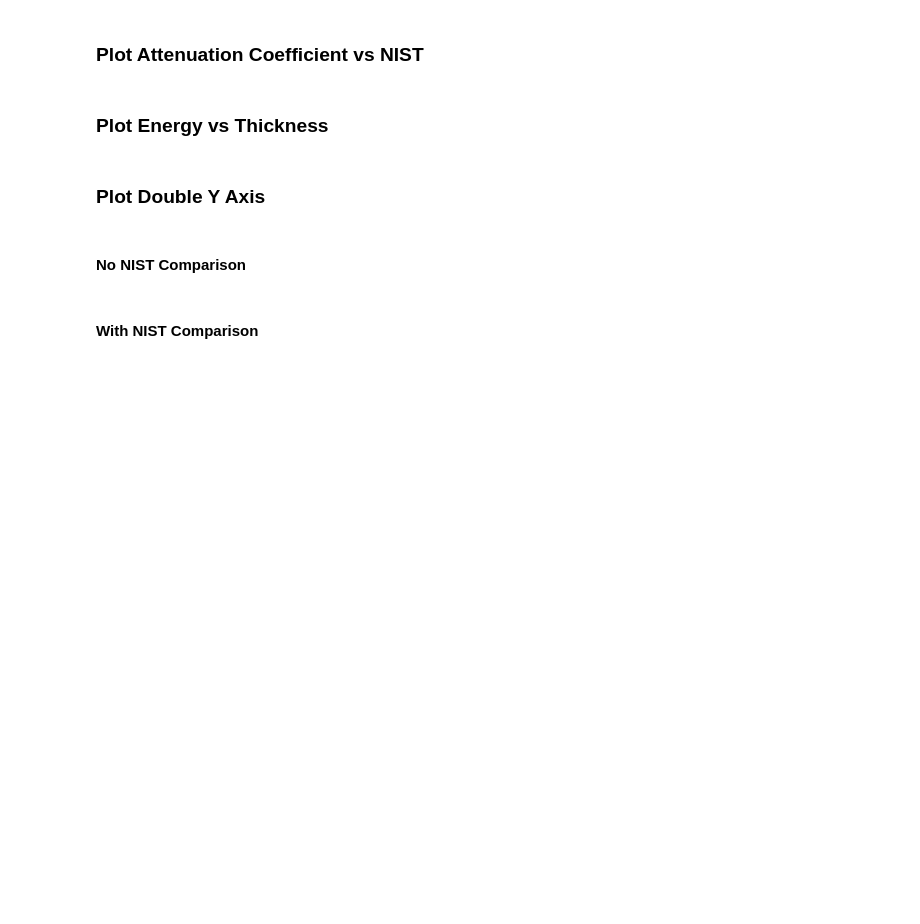
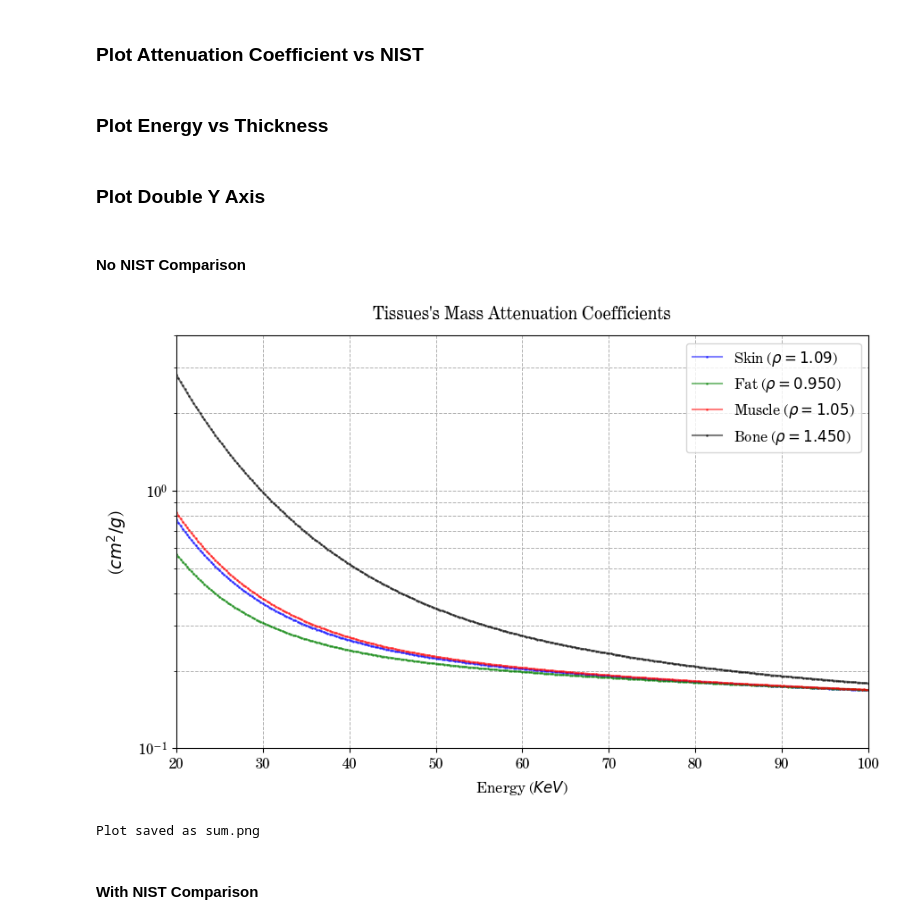
Before and after one commit to miguelcomett/G4_IFI-Team_2024, a Jupyter notebook: miguelcomett/Bisection of Attenuation Coefficient.ipynb, the cells around one changed output. Saved outputs shown, nothing was run; the diff lists cells and outputs as text; code cells hidden in the pictures; blank space fills up the shorter version.

```diff
--- a/miguelcomett/Bisection of Attenuation Coefficient.ipynb
+++ b/miguelcomett/Bisection of Attenuation Coefficient.ipynb
@@ -906,19 +906,21 @@ def plot_jp3(directory, csv_1, x_branch_1, y_branch_1, title, x_label, y_label,
     fig, ax1 = plt.subplots(figsize = (10, 6))
 
     ax1.grid(True, which = 'both', linestyle = '--', linewidth = 0.7)
+    ax1.set_xlim(20, 100)
 
-    ax1.plot(x1, y1, marker = 'o', markersize = 2, label = 'skin',   color = 'blue', alpha = 0.5)
-    ax1.plot(x1, y2, marker = 'o', markersize = 1, label = 'fat',    color = 'green', alpha = 0.5)
-    ax1.plot(x1, y3, marker = 'o', markersize = 1, label = 'muscle', color = 'red', alpha = 0.5)
-    ax1.plot(x1, y4, marker = 'o', markersize = 1, label = 'sum',    color = 'purple', alpha = 1)
-    ax1.plot(x1, y5, marker = 'o', markersize = 1, label = 'bone',    color = 'black', alpha = 0.5)
+    ax1.set_ylim(0.1, 4)
+    ax1.plot(x1, y1, marker = 'o', markersize = 1, label = r'Skin ($\rho = 1.09$)',   color = 'blue', alpha = 0.5)
+    ax1.plot(x1, y2, marker = 'o', markersize = 1, label = r'Fat ($\rho = 0.950$)',    color = 'green', alpha = 0.5)
+    ax1.plot(x1, y3, marker = 'o', markersize = 1, label = r'Muscle ($\rho = 1.05$)', color = 'red', alpha = 0.5)
+    # ax1.plot(x1, y4, marker = 'o', markersize = 1, label = 'sum',    color = 'purple', alpha = 1)
+    ax1.plot(x1, y5, marker = 'o', markersize = 1, label = r'Bone ($\rho = 1.450$)',    color = 'black', alpha = 0.5)
 
     # ax2 = ax1.twinx()
 
     # ax2.plot(x1, y1,        marker = 'x', markersize = 2,                                                color = 'red',   alpha = 0.01)
     # ax2.plot(x3, y3 * 1e6,  marker = 'o', markersize = 1, label = 'Thickness = ln(1/2)/M.A.Coefficient', color = 'green', alpha= 0.5)
 
-    ax1.set_xscale('log')
+    # ax1.set_xscale('log')
     ax1.set_yscale('log')
     # ax2.set_yscale('log')
 
@@ -928,26 +930,29 @@ def plot_jp3(directory, csv_1, x_branch_1, y_branch_1, title, x_label, y_label,
 
     ax1.set_title(title, pad = 14)
     ax1.legend(loc = 'upper left')
-    # ax2.legend(loc = 'upper right')
+    ax1.legend(loc = 'upper right')
 
     plt.savefig(save_as + '.png', dpi=400)
     plt.show()
 
     print('Plot saved as', save_as + '.png')
 # %%
-directory = 'BUILD/ROOT/'
+directory = 'RESULTS/'
 
 csv_1 = 'tejidos2.csv'
 x_branch_1 = "Energy"
-y_branch_1 = ''
+y_branch_1 = 'hola'
 
-title = r" ($ \rho=1.05 \ g/cm^3 $)"
+title = r"Tissues's Mass Attenuation Coefficients"
 x_label = r"Energy ($KeV$)"
 y_label = r"($cm^2/g$)"
 
 save_as = 'sum'
 
 plot_jp3(directory, csv_1, x_branch_1, y_branch_1, title, x_label, y_label, save_as)
+# %% [output]
+[figure, added]
+Plot saved as sum.png
 # %% [markdown]
 #### With NIST Comparison
 # %%
```
Also changed, not shown: 7 other files.
